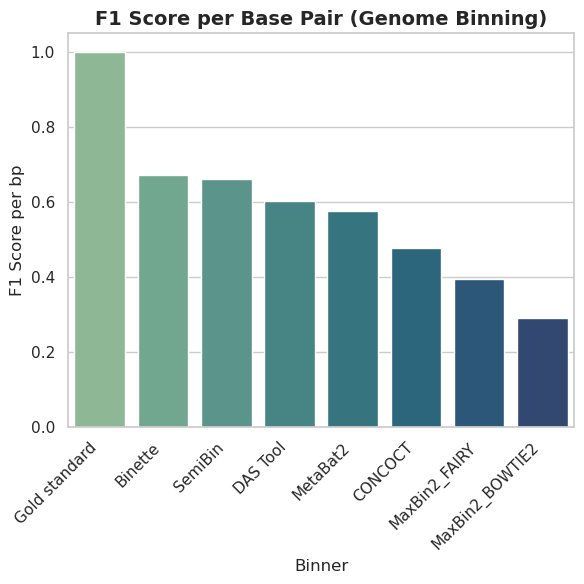
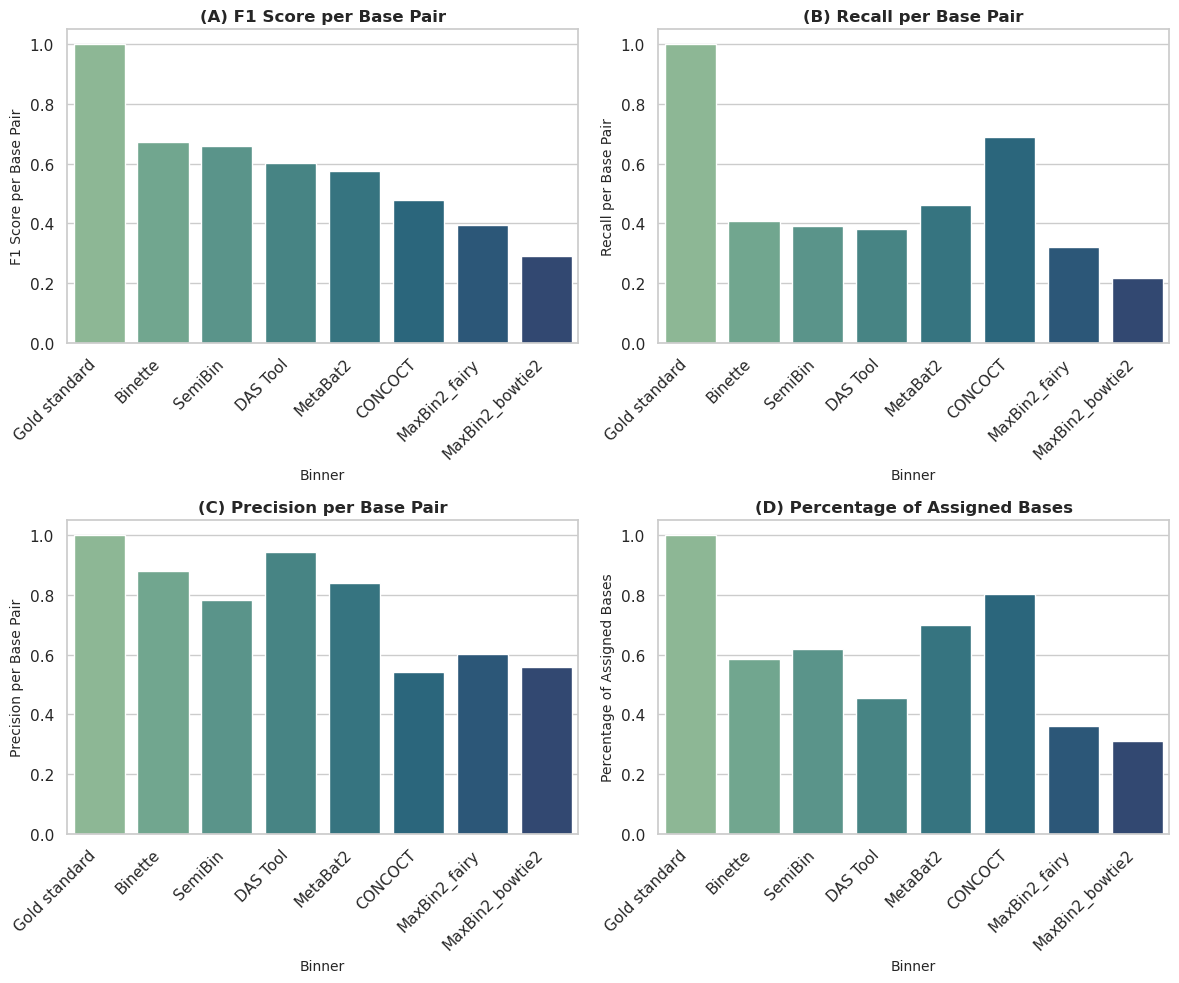
Unified diff of the notebook cell whose output changed from the first chart to the second:
--- before
+++ after
@@ -1,6 +1,6 @@
 import pandas as pd
+import os
+import matplotlib.pyplot as plt
 import seaborn as sns
-import matplotlib.pyplot as plt
-import os
 
 # URL to the TSV file
@@ -16,39 +16,47 @@
 df_genome = df_genome[~df_genome['Tool'].str.contains('dRep', case=False)]
 
-# Clean up '_GTDB' labels (remove 'remote ' prefix)
+# Clean up '_GTDB' labels
 df_genome['Tool'] = df_genome['Tool'].str.replace('_GTDB', '', regex=False)
+df_genome['Tool'] = df_genome['Tool'].str.replace('FAIRY', 'fairy')
+df_genome['Tool'] = df_genome['Tool'].str.replace('BOWTIE2', 'bowtie2')
 
-# Sort by F1 score descending
+# Sort by F1 score descending for consistent x-axis order
 df_genome = df_genome.sort_values(by='f1_score_per_bp', ascending=False)
-
-# Save filtered and sorted data
-os.makedirs('input', exist_ok=True)
-df_genome.to_csv('input/genome_binning.tsv', sep="\t")
 
 # Set Seaborn theme
 sns.set(style="whitegrid")
 
-# Create barplot
-plt.figure(figsize=(6, 6))
-ax = sns.barplot(
-    data=df_genome,
-    x='Tool',
-    y='f1_score_per_bp',
-    palette='crest'
-)
-
-# Customize plot
-ax.set_title('F1 Score per Base Pair (Genome Binning)', fontsize=14, weight='bold')
-ax.set_xlabel('Binner', fontsize=12)
-ax.set_ylabel('F1 Score per bp', fontsize=12)
-plt.xticks(rotation=45, ha='right')
-plt.tight_layout()
-
-# Ensure plots folder exists
+# Ensure output directories exist
 os.makedirs('plots', exist_ok=True)
 
-# Save the plot
-plt.savefig('plots/genome_binning_f1_score_sorted.png', dpi=300)
+# Create 2x2 subplot figure
+fig, axes = plt.subplots(2, 2, figsize=(12, 10))
+fig.subplots_adjust(hspace=0.3, wspace=0.3)
 
-# Show the plot
+# Define metrics
+metrics = [
+    ('f1_score_per_bp', 'F1 Score per Base Pair', '(A)'),
+    ('recall_avg_bp', 'Recall per Base Pair', '(B)'),
+    ('precision_avg_bp', 'Precision per Base Pair', '(C)'),
+    ('percentage_of_assigned_bps', 'Percentage of Assigned Bases', '(D)')
+]
+
+# Plot each metric
+for ax, (col, ylabel, label) in zip(axes.flatten(), metrics):
+    sns.barplot(
+        data=df_genome,
+        x='Tool',
+        y=col,
+        palette='crest',
+        ax=ax
+    )
+    ax.set_title(f'{label} {ylabel}', fontsize=12, weight='bold')
+    ax.set_xlabel('Binner', fontsize=10)
+    ax.set_ylabel(ylabel, fontsize=10)
+    ax.set_xticklabels(ax.get_xticklabels(), rotation=45, ha='right')
+
+# Save figure
+plt.tight_layout()
+plt.savefig('plots/genome_binning_metrics_2x2_assigned_bases.png', dpi=300)
+plt.savefig('plots/genome_binning_metrics_2x2_assigned_bases.svg', dpi=300)
 plt.show()

Commit: binning